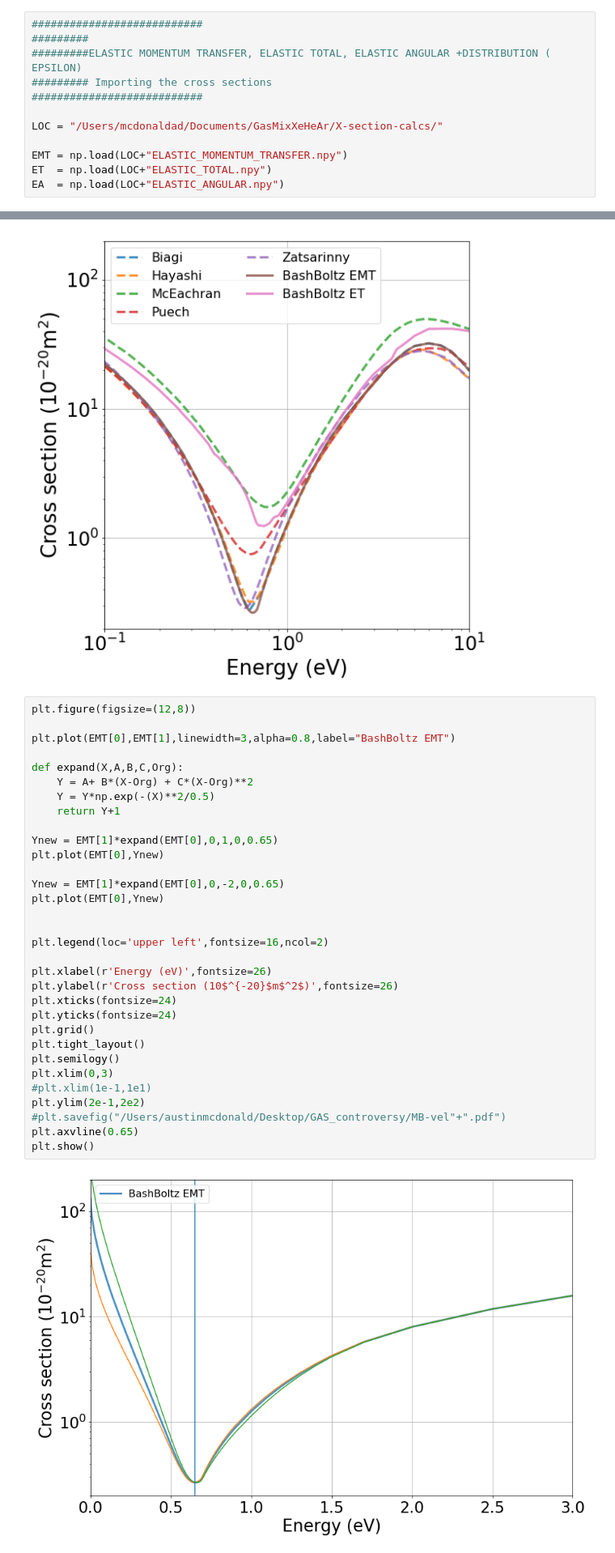
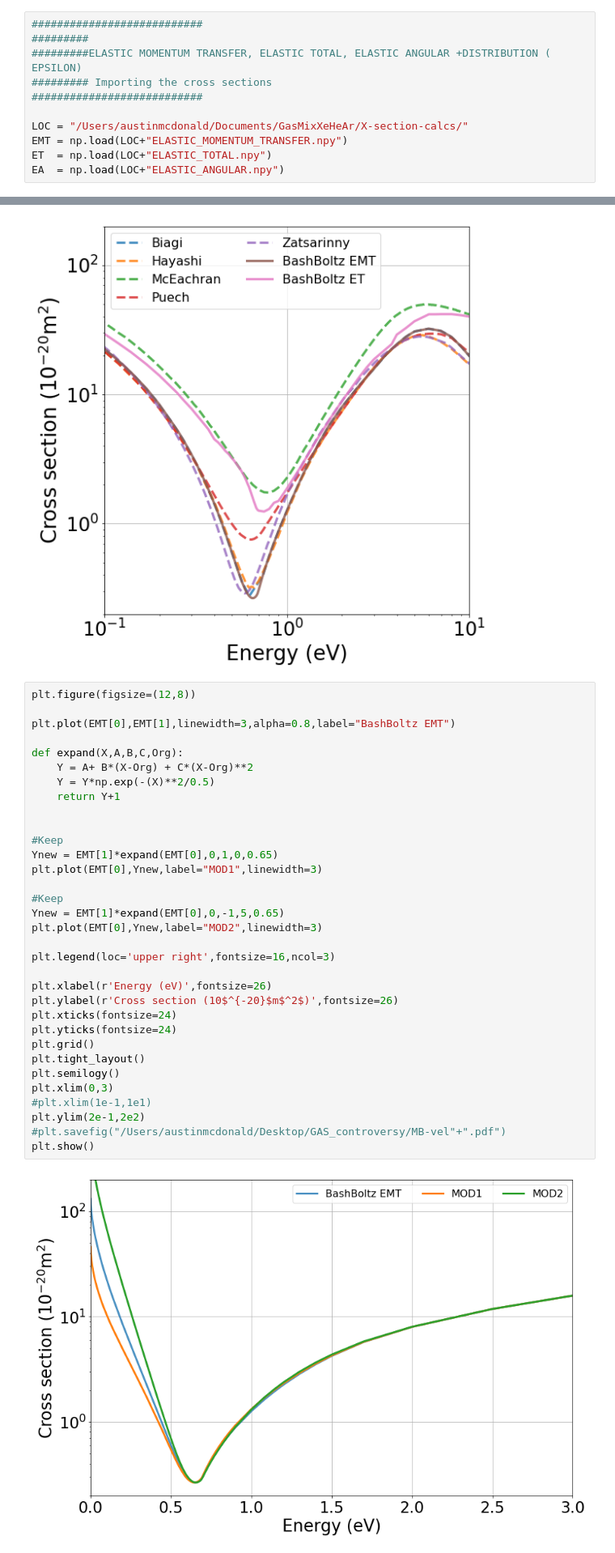
Before and after one commit to AustinMcDonald/GasMixXeHeAr, a Jupyter notebook: MagBoltz-X-section.ipynb, the cells around one changed output, grey strips where cells are left out. Shown: that part at 81% size. Cells and saved outputs as stored; diff of their text form.

```diff
--- a/MagBoltz-X-section.ipynb
+++ b/MagBoltz-X-section.ipynb
@@ -30,8 +30,7 @@ def LxCat_Extract(file_path):
 ######### Importing the cross sections
 ###########################
 
-LOC = "/Users/mcdonaldad/Documents/GasMixXeHeAr/X-section-calcs/"
-
+LOC = "/Users/austinmcdonald/Documents/GasMixXeHeAr/X-section-calcs/"
 EMT = np.load(LOC+"ELASTIC_MOMENTUM_TRANSFER.npy")
 ET  = np.load(LOC+"ELASTIC_TOTAL.npy")
 EA  = np.load(LOC+"ELASTIC_ANGULAR.npy")
@@ -78,37 +77,38 @@ plt.show()
 # %%
 plt.figure(figsize=(12,8))
 
 plt.plot(EMT[0],EMT[1],linewidth=3,alpha=0.8,label="BashBoltz EMT")
 
 def expand(X,A,B,C,Org):
     Y = A+ B*(X-Org) + C*(X-Org)**2
     Y = Y*np.exp(-(X)**2/0.5)
     return Y+1
 
+
+#Keep
 Ynew = EMT[1]*expand(EMT[0],0,1,0,0.65)
-plt.plot(EMT[0],Ynew)
+plt.plot(EMT[0],Ynew,label="MOD1",linewidth=3)
 
-Ynew = EMT[1]*expand(EMT[0],0,-2,0,0.65)
-plt.plot(EMT[0],Ynew)
+#Keep
+Ynew = EMT[1]*expand(EMT[0],0,-1,5,0.65)
+plt.plot(EMT[0],Ynew,label="MOD2",linewidth=3)
 
-
-plt.legend(loc='upper left',fontsize=16,ncol=2)
+plt.legend(loc='upper right',fontsize=16,ncol=3)
 
 plt.xlabel(r'Energy (eV)',fontsize=26)
 plt.ylabel(r'Cross section (10$^{-20}$m$^2$)',fontsize=26)
 plt.xticks(fontsize=24)
 plt.yticks(fontsize=24)
 plt.grid()
 plt.tight_layout()
 plt.semilogy()
 plt.xlim(0,3)
 #plt.xlim(1e-1,1e1)
 plt.ylim(2e-1,2e2)
 #plt.savefig("/Users/austinmcdonald/Desktop/GAS_controversy/MB-vel"+".pdf")
-plt.axvline(0.65)
 plt.show()
 # %% [output]
-[figure, old version]
+[figure, new version]
 # %%
 ###########################
 #########         This is how I saved the MB data to .npy files
```
Also changed, not shown: 3 other files.
